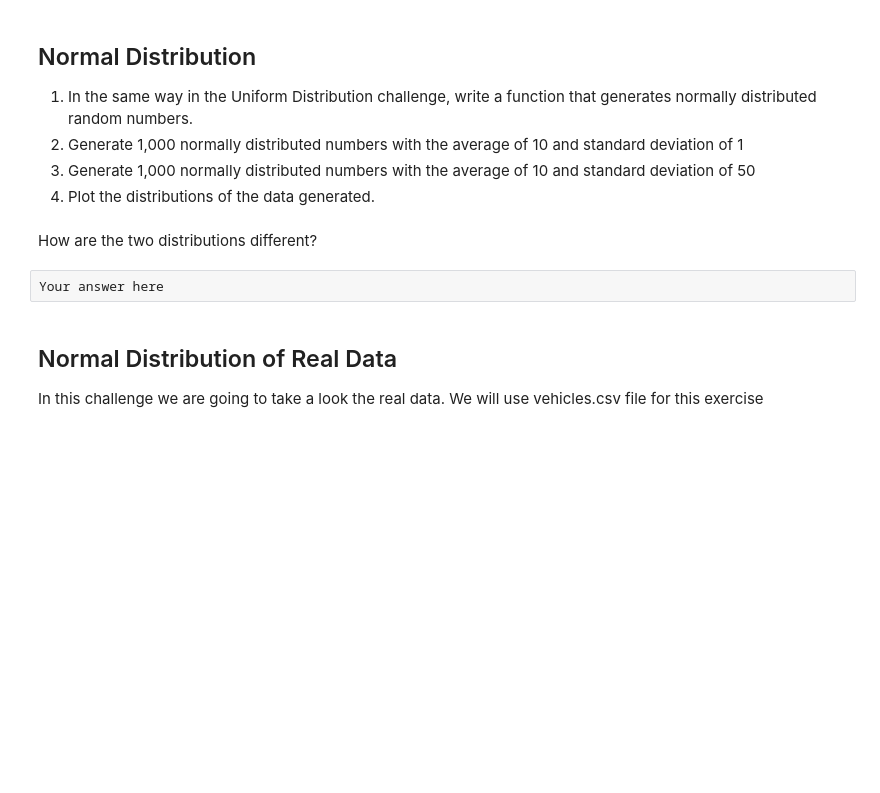
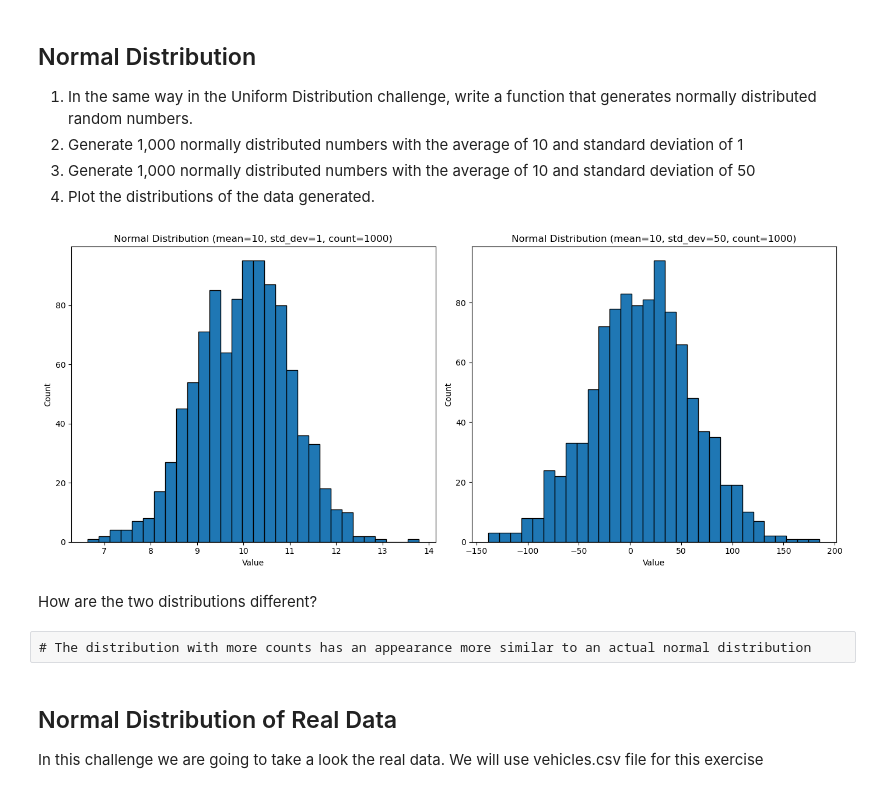
Before and after one commit to ric-vazq/lab-continious-probability, a Jupyter notebook: Lab. Continuous probability distributions/Lab. Continuous probability distributions.ipynb, the cells around one changed output. Cells and saved outputs as stored; diff of their text form; code cells hidden in the pictures; blank space fills up the shorter version.

```diff
--- a/Lab. Continuous probability distributions/Lab. Continuous probability distributions.ipynb
+++ b/Lab. Continuous probability distributions/Lab. Continuous probability distributions.ipynb
@@ -73,7 +92,37 @@ from scipy.stats import norm
+# %%
+def gen_normal_rdm_num(mean, std_dev, count):
+    normal_dist = scipy.stats.norm(loc=mean, scale=std_dev)
+    return normal_dist.rvs(size=count)
+# %%
+mean1, std_dev1, count1 = 10, 1, 1000
+mean2, std_dev2, count2 = 10, 50, 1000
+# %%
+normal_numbers1 = gen_normal_rdm_num(mean1, std_dev1, count1)
+normal_numbers2 = gen_normal_rdm_num(mean2, std_dev2, count2)
+# %%
+fig, (ax1, ax2) = plt.subplots(1, 2, figsize=(14, 6))
+
+# Histogram for the first set of random numbers
+ax1.hist(normal_numbers1, bins=30, edgecolor='black')
+ax1.set_title('Normal Distribution (mean=10, std_dev=1, count=1000)')
+ax1.set_xlabel('Value')
+ax1.set_ylabel('Count')
+
+# Histogram for the second set of random numbers
+ax2.hist(normal_numbers2, bins=30, edgecolor='black')
+ax2.set_title('Normal Distribution (mean=10, std_dev=50, count=1000)')
+ax2.set_xlabel('Value')
+ax2.set_ylabel('Count')
+
+# Show the plots
+plt.tight_layout()
+plt.show()
+# %% [output]
+[figure, added]
 # %% [markdown]
 How are the two distributions different?
-# %% [raw]
-Your answer here
+# %% [raw]
+# The distribution with more counts has an appearance more similar to an actual normal distribution
 # %% [markdown]
 ## Normal Distribution of Real Data
 
```
Also changed, not shown: parts of 38 cells of this notebook.
